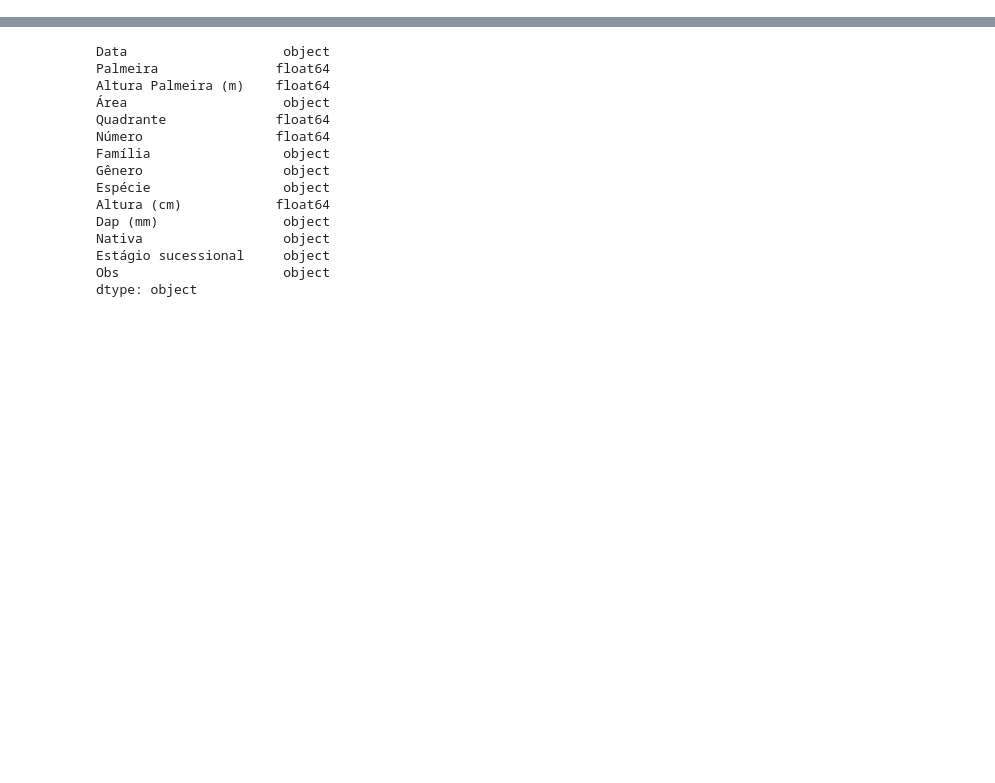
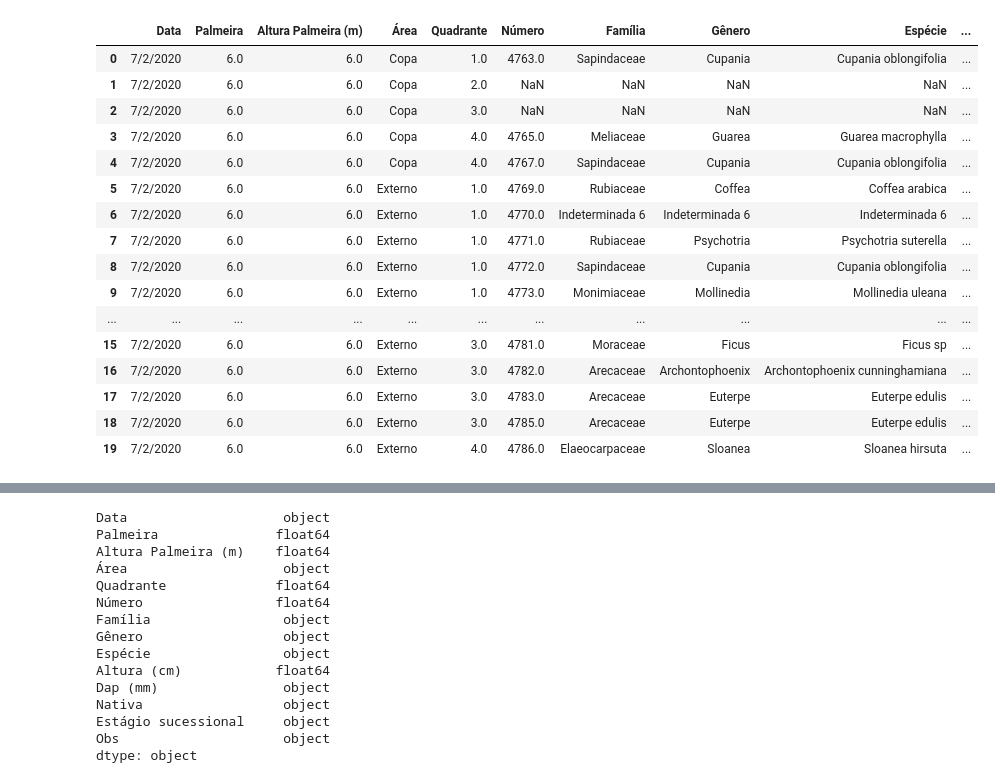
Before and after one commit to taniagmangolini/PalmeiraLequeDaChinaPEC, a Jupyter notebook: analise_palm_6m.ipynb, the cells around one changed output, grey strips where cells are left out. Drawn from its saved outputs; the diff is of its cells as text; code cells hidden in the pictures; blank space fills up the shorter version.

```diff
--- a/analise_palm_6m.ipynb
+++ b/analise_palm_6m.ipynb
@@ -33,3 +33,23 @@ df.shape
 # %%
 #TRATAMENTO DOS DADOS
+# %%
+df.head(20)
+# %% [output]
+|  | Data | Palmeira | Altura Palmeira (m) | Área | Quadrante | Número | Família | Gênero | Espécie | ... |
+| 0 | 7/2/2020 | 6.0 | 6.0 | Copa | 1.0 | 4763.0 | Sapindaceae | Cupania | Cupania oblongifolia | ... |
+| 1 | 7/2/2020 | 6.0 | 6.0 | Copa | 2.0 | NaN | NaN | NaN | NaN | ... |
+| 2 | 7/2/2020 | 6.0 | 6.0 | Copa | 3.0 | NaN | NaN | NaN | NaN | ... |
+| 3 | 7/2/2020 | 6.0 | 6.0 | Copa | 4.0 | 4765.0 | Meliaceae | Guarea | Guarea macrophylla | ... |
+| 4 | 7/2/2020 | 6.0 | 6.0 | Copa | 4.0 | 4767.0 | Sapindaceae | Cupania | Cupania oblongifolia | ... |
+| 5 | 7/2/2020 | 6.0 | 6.0 | Externo | 1.0 | 4769.0 | Rubiaceae | Coffea | Coffea arabica | ... |
+| 6 | 7/2/2020 | 6.0 | 6.0 | Externo | 1.0 | 4770.0 | Indeterminada 6 | Indeterminada 6 | Indeterminada 6 | ... |
+| 7 | 7/2/2020 | 6.0 | 6.0 | Externo | 1.0 | 4771.0 | Rubiaceae | Psychotria | Psychotria suterella | ... |
+| 8 | 7/2/2020 | 6.0 | 6.0 | Externo | 1.0 | 4772.0 | Sapindaceae | Cupania | Cupania oblongifolia | ... |
+| 9 | 7/2/2020 | 6.0 | 6.0 | Externo | 1.0 | 4773.0 | Monimiaceae | Mollinedia | Mollinedia uleana | ... |
+| ... | ... | ... | ... | ... | ... | ... | ... | ... | ... | ... |
+| 15 | 7/2/2020 | 6.0 | 6.0 | Externo | 3.0 | 4781.0 | Moraceae | Ficus | Ficus sp | ... |
+| 16 | 7/2/2020 | 6.0 | 6.0 | Externo | 3.0 | 4782.0 | Arecaceae | Archontophoenix | Archontophoenix cunninghamiana | ... |
+| 17 | 7/2/2020 | 6.0 | 6.0 | Externo | 3.0 | 4783.0 | Arecaceae | Euterpe | Euterpe edulis | ... |
+| 18 | 7/2/2020 | 6.0 | 6.0 | Externo | 3.0 | 4785.0 | Arecaceae | Euterpe | Euterpe edulis | ... |
+| 19 | 7/2/2020 | 6.0 | 6.0 | Externo | 4.0 | 4786.0 | Elaeocarpaceae | Sloanea | Sloanea hirsuta | ... |
 # %%
```
Also changed, not shown: parts of 25 cells of this notebook, 2 other files.
